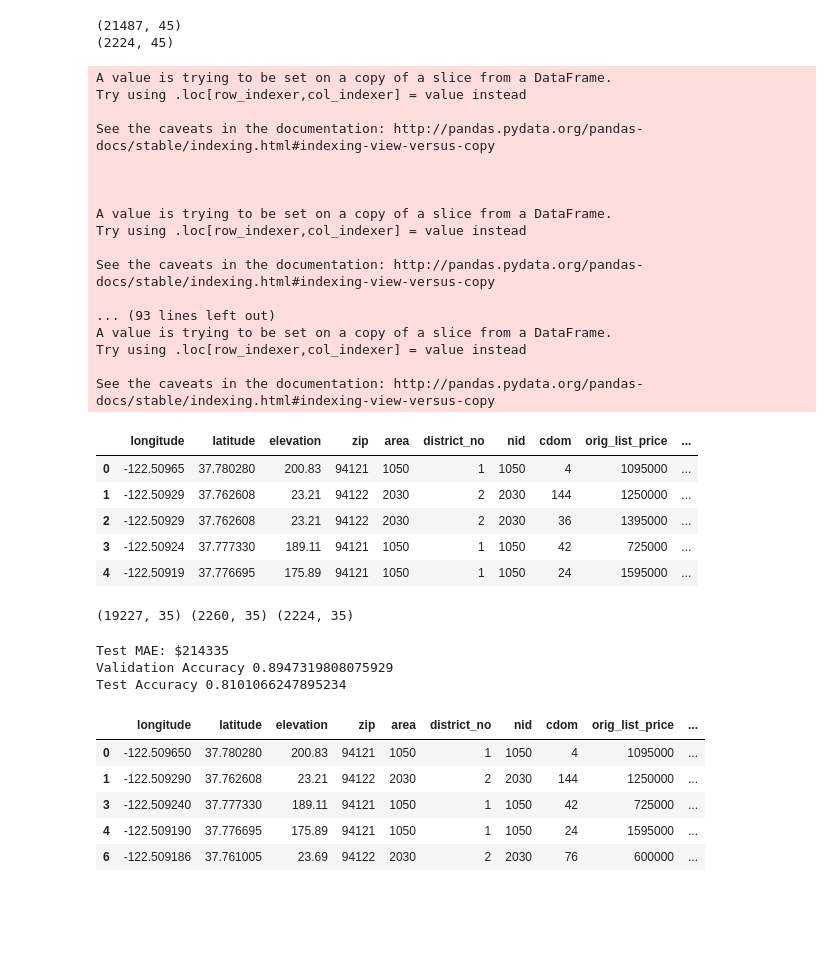
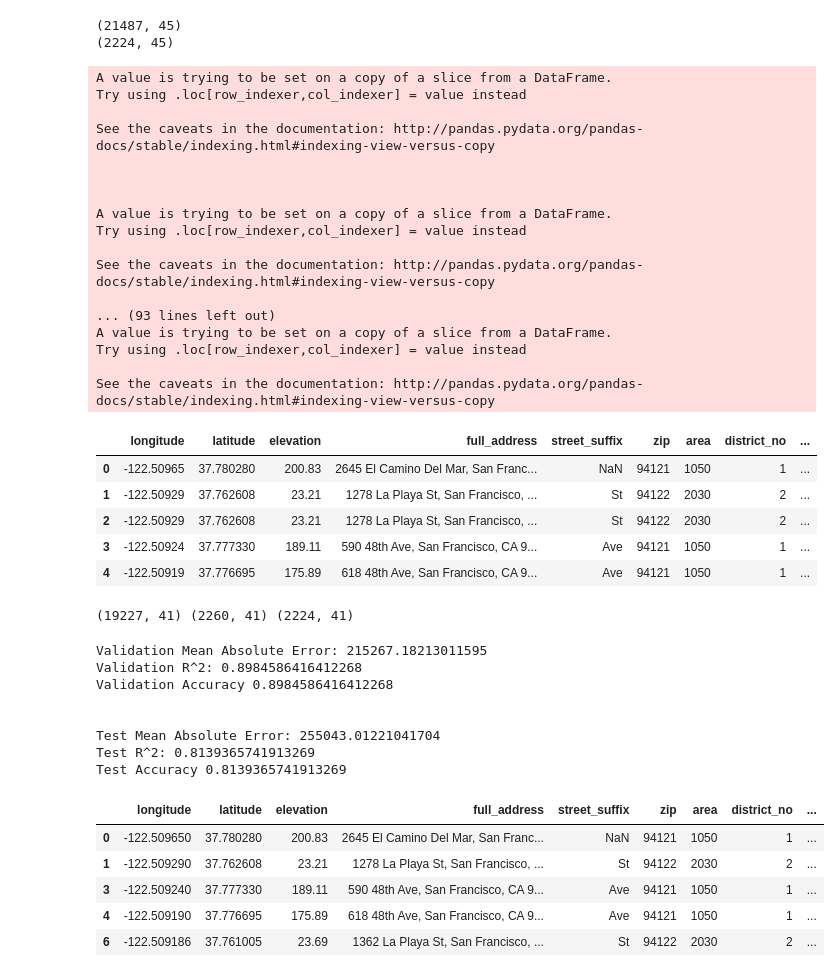
Before and after one commit to JimKing100/Jestimate, a Jupyter notebook: Main.ipynb, the cells around one changed output. Drawn from its saved outputs; the diff is of its cells as text; code cells hidden in the pictures; blank space fills up the shorter version.

```diff
--- a/Main.ipynb
+++ b/Main.ipynb
@@ -195,41 +200,40 @@ def engineer_features(X):
   # Engineer a price_sf column
   X['price_sf'] = X['sale_price'] / X['sf']
 
   # Drop unneeded columns
-  unneeded_columns = ['sale_date', 'on_market_date', 'full_address', 'city', 'state', 'street_no', 'street_name',
-                      'street_suffix', 'district_desc', 'neighborhood', 'sf_source', 'sf_source_decs']
+  unneeded_columns = ['sale_date', 'on_market_date', 'city', 'state', 'street_no', 'street_name']
   X = X.drop(columns=unneeded_columns)
 
   return X
 
 train = engineer_features(train)
 test = engineer_features(test)
 
 train.head()
 # %% [output]
 A value is trying to be set on a copy of a slice from a DataFrame.
 Try using .loc[row_indexer,col_indexer] = value instead
 
 See the caveats in the documentation: http://pandas.pydata.org/pandas-docs/stable/indexing.html#indexing-view-versus-copy
 
 
 
 A value is trying to be set on a copy of a slice from a DataFrame.
 Try using .loc[row_indexer,col_indexer] = value instead
 
 See the caveats in the documentation: http://pandas.pydata.org/pandas-docs/stable/indexing.html#indexing-view-versus-copy
 
 ... (93 lines left out)
 A value is trying to be set on a copy of a slice from a DataFrame.
 Try using .loc[row_indexer,col_indexer] = value instead
 
 See the caveats in the documentation: http://pandas.pydata.org/pandas-docs/stable/indexing.html#indexing-view-versus-copy
-|  | longitude | latitude | elevation | zip | area | district_no | nid | cdom | orig_list_price | ... |
-| 0 | -122.50965 | 37.780280 | 200.83 | 94121 | 1050 | 1 | 1050 | 4 | 1095000 | ... |
-| 1 | -122.50929 | 37.762608 | 23.21 | 94122 | 2030 | 2 | 2030 | 144 | 1250000 | ... |
-| 2 | -122.50929 | 37.762608 | 23.21 | 94122 | 2030 | 2 | 2030 | 36 | 1395000 | ... |
-| 3 | -122.50924 | 37.777330 | 189.11 | 94121 | 1050 | 1 | 1050 | 42 | 725000 | ... |
-| 4 | -122.50919 | 37.776695 | 175.89 | 94121 | 1050 | 1 | 1050 | 24 | 1595000 | ... |
+|  | longitude | latitude | elevation | full_address | street_suffix | zip | area | district_no | ... |
+| 0 | -122.50965 | 37.780280 | 200.83 | 2645 El Camino Del Mar, San Franc... | NaN | 94121 | 1050 | 1 | ... |
+| 1 | -122.50929 | 37.762608 | 23.21 | 1278 La Playa St, San Francisco, ... | St | 94122 | 2030 | 2 | ... |
+| 2 | -122.50929 | 37.762608 | 23.21 | 1278 La Playa St, San Francisco, ... | St | 94122 | 2030 | 2 | ... |
+| 3 | -122.50924 | 37.777330 | 189.11 | 590 48th Ave, San Francisco, CA 9... | Ave | 94121 | 1050 | 1 | ... |
+| 4 | -122.50919 | 37.776695 | 175.89 | 618 48th Ave, San Francisco, CA 9... | Ave | 94121 | 1050 | 1 | ... |
 # %%
 # Train
 cutoff = 2017
@@ -238,7 +242,7 @@ train = temp[temp['year_sold'] < 2017]
 val  = temp[temp['year_sold'] >= 2017]
 print(train.shape, val.shape, test.shape)
 # %% [output]
-(19227, 35) (2260, 35) (2224, 35)
+(19227, 41) (2260, 41) (2224, 41)
 # %%
 # Encode and fit a linear regression model
 
@@ -260,22 +264,42 @@ pipeline = make_pipeline(
 pipeline.fit(X_train, y_train)
 y_pred = pipeline.predict(X_val)
 
-mae = mean_absolute_error(y_val, y_pred)
+# Print regression metrics
+val_mse = mean_squared_error(y_val, y_pred)
+val_rmse = np.sqrt(val_mse)
+val_mae = mean_absolute_error(y_val, y_pred)
+val_r2 = r2_score(y_val, y_pred)
+print('Validation Mean Absolute Error:', val_mae)
+print('Validation R^2:', val_r2)
+print ('Validation Accuracy', pipeline.score(X_val, y_val))
+print('\n')
 
-print(f'Test MAE: ${mae:.0f}')
+ty_pred = pipeline.predict(X_test)
 
-print ('Validation Accuracy', pipeline.score(X_val, y_val))
+# Print regression metrics
+test_mse = mean_squared_error(y_test, ty_pred)
+test_rmse = np.sqrt(test_mse)
+test_mae = mean_absolute_error(y_test, ty_pred)
+test_r2 = r2_score(y_test, ty_pred)
+print('Test Mean Absolute Error:', test_mae)
+print('Test R^2:', test_r2)
+print ('Test Accuracy', pipeline.score(X_test, y_test))
+print('\n')
 
-print ('Test Accuracy', pipeline.score(X_test, y_test))
 
 X_train.head()
 # %% [output]
-Test MAE: $214335
-Validation Accuracy 0.8947319808075929
-Test Accuracy 0.8101066247895234
+Validation Mean Absolute Error: 215267.18213011595
+Validation R^2: 0.8984586416412268
+Validation Accuracy 0.8984586416412268
+
+
+Test Mean Absolute Error: 255043.01221041704
+Test R^2: 0.8139365741913269
+Test Accuracy 0.8139365741913269
-|  | longitude | latitude | elevation | zip | area | district_no | nid | cdom | orig_list_price | ... |
-| 0 | -122.509650 | 37.780280 | 200.83 | 94121 | 1050 | 1 | 1050 | 4 | 1095000 | ... |
-| 1 | -122.509290 | 37.762608 | 23.21 | 94122 | 2030 | 2 | 2030 | 144 | 1250000 | ... |
-| 3 | -122.509240 | 37.777330 | 189.11 | 94121 | 1050 | 1 | 1050 | 42 | 725000 | ... |
-| 4 | -122.509190 | 37.776695 | 175.89 | 94121 | 1050 | 1 | 1050 | 24 | 1595000 | ... |
-| 6 | -122.509186 | 37.761005 | 23.69 | 94122 | 2030 | 2 | 2030 | 76 | 600000 | ... |
+|  | longitude | latitude | elevation | full_address | street_suffix | zip | area | district_no | ... |
+| 0 | -122.509650 | 37.780280 | 200.83 | 2645 El Camino Del Mar, San Franc... | NaN | 94121 | 1050 | 1 | ... |
+| 1 | -122.509290 | 37.762608 | 23.21 | 1278 La Playa St, San Francisco, ... | St | 94122 | 2030 | 2 | ... |
+| 3 | -122.509240 | 37.777330 | 189.11 | 590 48th Ave, San Francisco, CA 9... | Ave | 94121 | 1050 | 1 | ... |
+| 4 | -122.509190 | 37.776695 | 175.89 | 618 48th Ave, San Francisco, CA 9... | Ave | 94121 | 1050 | 1 | ... |
+| 6 | -122.509186 | 37.761005 | 23.69 | 1362 La Playa St, San Francisco, ... | St | 94122 | 2030 | 2 | ... |
```
Also changed, not shown: parts of 7 cells of this notebook.
